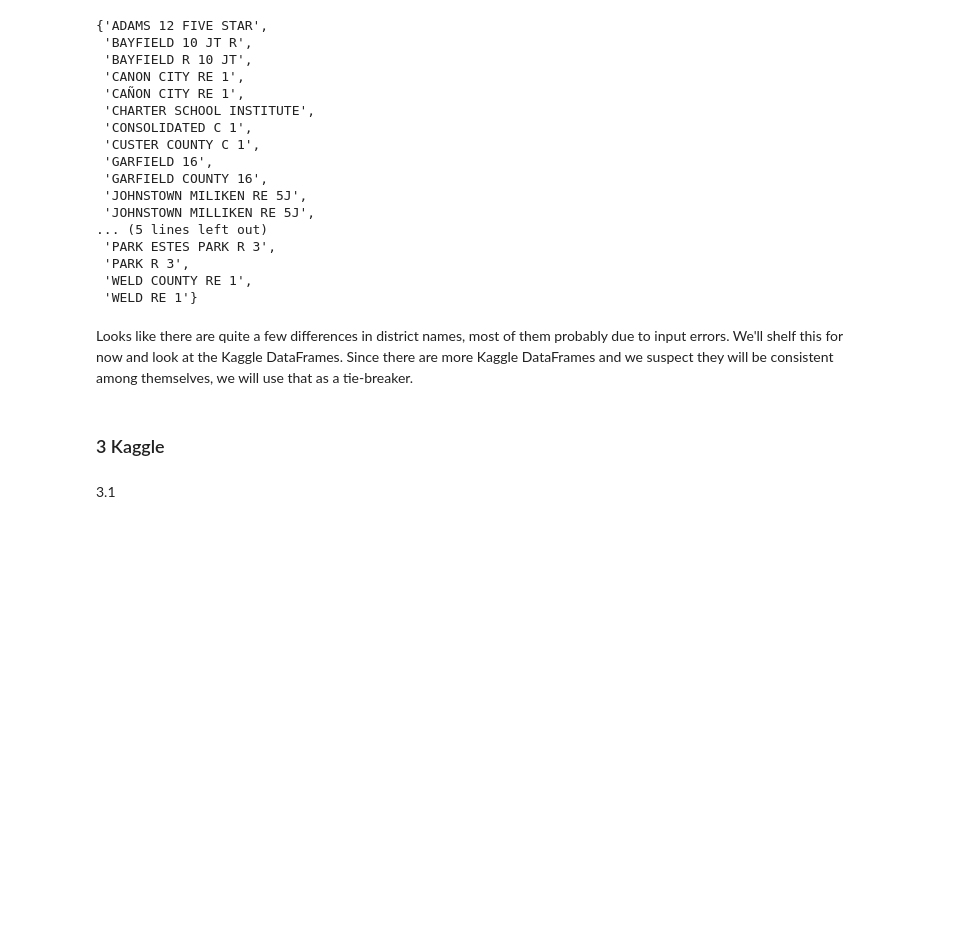
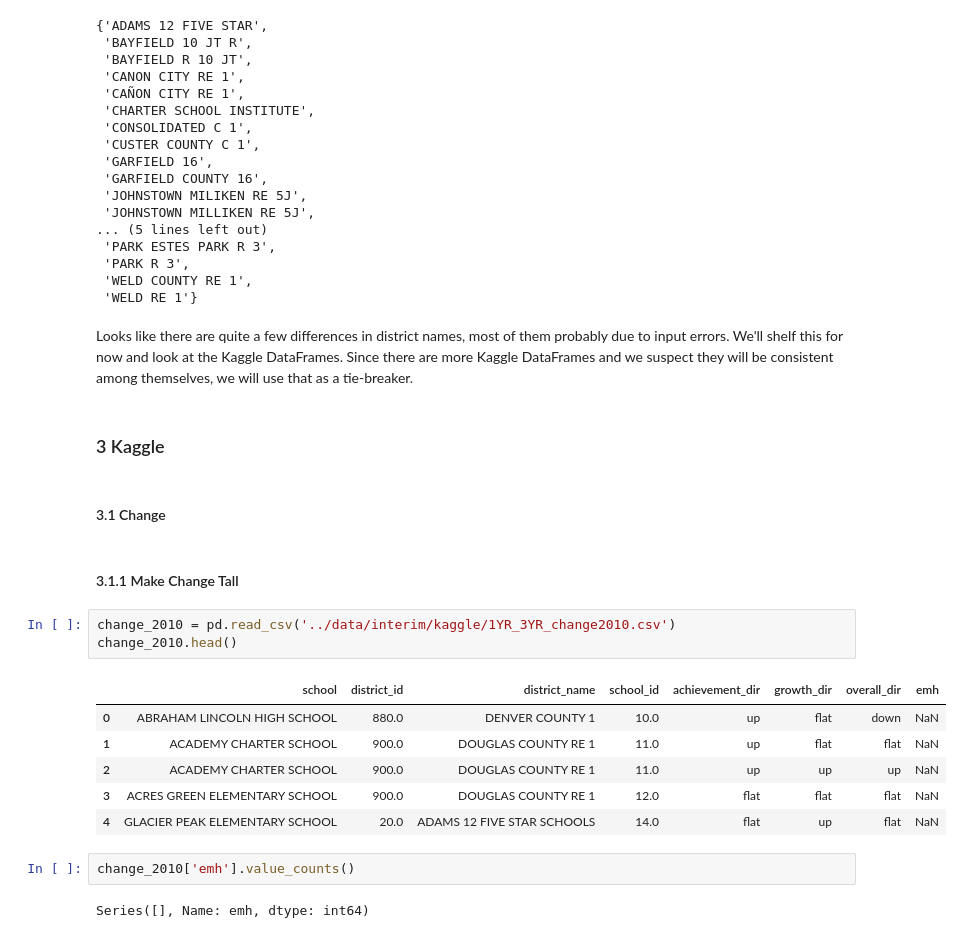
Before and after one commit to clewis53/CaeleyLewis-Capstone2-StoryOfColoradoEducation, a Jupyter notebook: notebooks/0.2-EDA.ipynb, the cells around one changed output. Drawn from its saved outputs; the diff is of its cells as text; blank space fills up the shorter version.

```diff
--- a/notebooks/0.2-EDA.ipynb
+++ b/notebooks/0.2-EDA.ipynb
@@ -638,4 +639,20 @@ Looks like there are quite a few differences in district names, most of them pro
 # %% [markdown]
 ### 3 Kaggle <a name="kaggle"></a>
 # %% [markdown]
-3.1
+#### 3.1 Change <a name="change"></a>
+# %% [markdown]
+#### 3.1.1 Make Change Tall <a name="change-tall"></a>
+# %%
+change_2010 = pd.read_csv('../data/interim/kaggle/1YR_3YR_change2010.csv')
+change_2010.head()
+# %% [output]
+|  | school | district_id | district_name | school_id | achievement_dir | growth_dir | overall_dir | emh |
+| 0 | ABRAHAM LINCOLN HIGH SCHOOL | 880.0 | DENVER COUNTY 1 | 10.0 | up | flat | down | NaN |
+| 1 | ACADEMY CHARTER SCHOOL | 900.0 | DOUGLAS COUNTY RE 1 | 11.0 | up | flat | flat | NaN |
+| 2 | ACADEMY CHARTER SCHOOL | 900.0 | DOUGLAS COUNTY RE 1 | 11.0 | up | up | up | NaN |
+| 3 | ACRES GREEN ELEMENTARY SCHOOL | 900.0 | DOUGLAS COUNTY RE 1 | 12.0 | flat | flat | flat | NaN |
+| 4 | GLACIER PEAK ELEMENTARY SCHOOL | 20.0 | ADAMS 12 FIVE STAR SCHOOLS | 14.0 | flat | up | flat | NaN |
+# %%
+change_2010['emh'].value_counts()
+# %% [output]
+Series([], Name: emh, dtype: int64)
```
Also changed, not shown: parts of 2 cells of this notebook, 5 other files.
